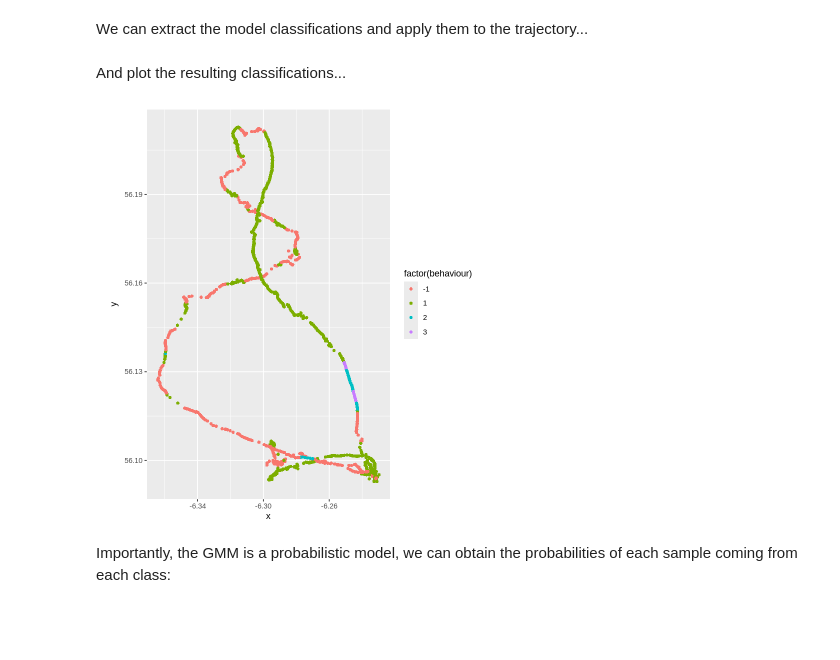
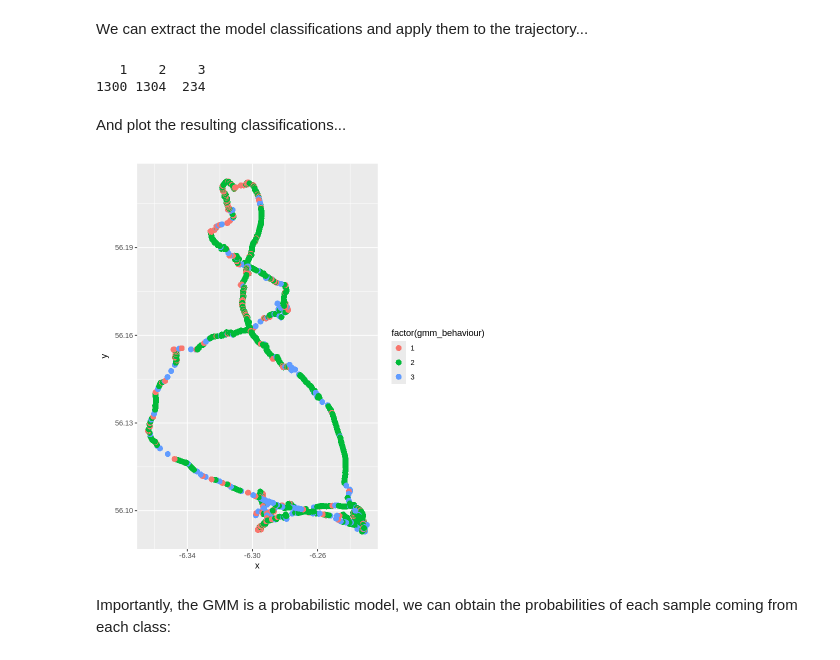
Before and after one commit to robinfreeman/BIOS0032_AI4Environment, a Jupyter notebook: TrackingData/practical.ipynb, the cells around one changed output. Saved outputs shown, nothing was run; the diff lists cells and outputs as text; code cells hidden in the pictures; blank space fills up the shorter version.

```diff
--- a/TrackingData/practical.ipynb
+++ b/TrackingData/practical.ipynb
@@ -444,10 +490,14 @@ sum(is.na(data$emaxb))
 # %% [markdown]
 We could now apply kmean to this metric, but let's apply it to speed and straightness together.
 # %%
+data$log_speed_ms_s <- scale(log10(data$speed_ms + 1))
+data$log_emaxb_s <- scale(log10(data$emaxb + 1))
+
+data = filter(data, !is.na(log_emaxb_s))
+
 fviz_nbclust(
-  na.omit(cbind(log10(data$speed_ms + 1), log10(data$emaxb))),
+  na.omit(cbind(log10(data$log_speed_ms_s), log10(data$log_emaxb_s))),
   kmeans,
-  method = "wss"
-) +
-  geom_vline(xintercept = 3, linetype = 2)
+  method = "silhouette" # (can also try 'wss', 'silhouette', 'gap_stat'))
+)
 # %% [output]
@@ -457,6 +512,9 @@ Warning message in cbind(log10(data$speed_ms), log10(data$emaxb)):
 # %%
 kmeans_result = stats::kmeans(
-  na.omit(cbind(data$speed_ms, data$emaxb)),
-  3,
+  na.omit(cbind(data$log_speed_ms_s, data$log_emaxb_s)),
+  2,
   nstart = 25
 )
+print(summary(kmeans_result))
+print(kmeans_result$center)
+print(table(kmeans_result$cluster))
@@ -490,4 +571,4 @@ First we can fit a range of models to the data and see how they compare
 # %%
-BIC <- mclustBIC(cbind(data$log_speed_ms_s, data$log_emaxb_s))
+BIC <- mclustBIC(cbind(data$log_speed_ms_s)) #, data$log_emaxb_s))
 plot(BIC)
 # %% [output]
@@ -495,7 +576,8 @@ plot(BIC)
 # %% [markdown]
 Then use the results of this to select a model...
 # %%
-mod1 <- Mclust(cbind(data$log_speed_ms_s, data$log_emaxb_s), x = BIC)
+#mod1 <- Mclust(cbind(data$log_speed_ms_s, data$log_emaxb_s), x = BIC)
+mod1 <- Mclust(data$log_speed_ms_s, x = BIC)
 summary(mod1, parameters = TRUE)
 # %% [output]
 ----------------------------------------------------
@@ -528,16 +610,21 @@ plot(mod1, what = "uncertainty")
 # %% [markdown]
 We can extract the model classifications and apply them to the trajectory...
+# %%
+summary(as.factor(data$gmm_behaviour))
+# %% [output]
+   1    2    3
+1300 1304  234
 # %%
 data$gmm_behaviour = mod1$classification
 # %% [markdown]
 And plot the resulting classifications...
 # %%
-ggplot(data, aes(x, y, color = factor(behaviour), group = species)) +
+ggplot(data, aes(x, y, color = factor(gmm_behaviour), group = species)) +
   annotation_map(map_data("world")) + # Add the map as a base layer before the points
-  geom_point(pch = 16) +
+  geom_point(pch = 16, size = 3) +
   coord_quickmap()
 # %% [output]
-[figure, old version]
+[figure, new version]
 # %% [markdown]
 Importantly, the GMM is a probabilistic model, we can obtain the probabilities of each sample coming from each class:
 # %%
```
Also changed, not shown: parts of 42 cells of this notebook.
